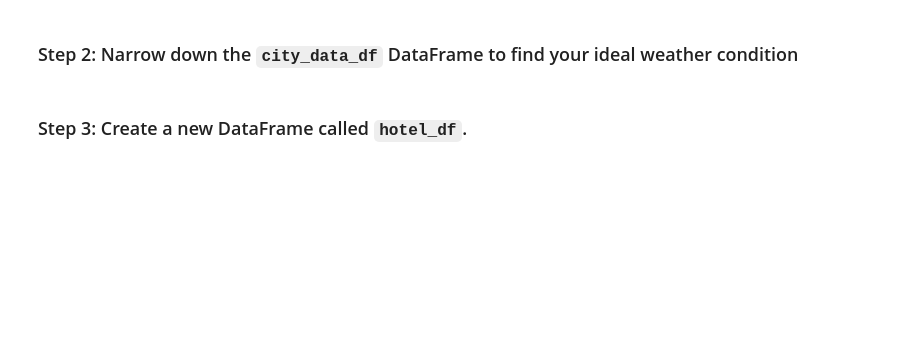
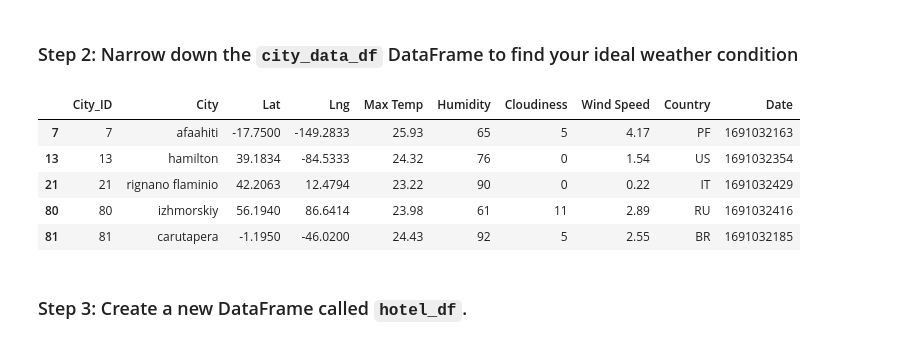
Before and after one commit to wemlaztdj/python-api-challenge, a Jupyter notebook: WeatherPy/VacationPy.ipynb, the cells around one changed output. Cells and saved outputs as stored; diff of their text form; code cells hidden in the pictures; blank space fills up the shorter version.

```diff
--- a/WeatherPy/VacationPy.ipynb
+++ b/WeatherPy/VacationPy.ipynb
@@ -57,15 +77,28 @@ map_plot
 # %%
 # Narrow down cities that fit criteria and drop any results with null values
 # A max temperature lower than 27 degrees but higher than 21
 # Wind speed less than 4.5 m/s
 # Zero cloudiness
-city_df=city_data_df.dropna()
 
+city_df=city_data_df[
+    (city_data_df['Max Temp']>21) &
+    (city_data_df['Max Temp']<27) &
+    (city_data_df['Wind Speed']<4.5) &
+    (city_data_df['Cloudiness']<20)
+                ]
 
 # Drop any rows with null values
-
+city_df=city_df.dropna()
 
 # Display sample data
+city_df.head()
+# %% [output]
+|  | City_ID | City | Lat | Lng | Max Temp | Humidity | Cloudiness | Wind Speed | Country | Date |
+| 7 | 7 | afaahiti | -17.7500 | -149.2833 | 25.93 | 65 | 5 | 4.17 | PF | 1691032163 |
+| 13 | 13 | hamilton | 39.1834 | -84.5333 | 24.32 | 76 | 0 | 1.54 | US | 1691032354 |
+| 21 | 21 | rignano flaminio | 42.2063 | 12.4794 | 23.22 | 90 | 0 | 0.22 | IT | 1691032429 |
+| 80 | 80 | izhmorskiy | 56.1940 | 86.6414 | 23.98 | 61 | 11 | 2.89 | RU | 1691032416 |
+| 81 | 81 | carutapera | -1.1950 | -46.0200 | 24.43 | 92 | 5 | 2.55 | BR | 1691032185 |
 # %% [markdown]
 ### Step 3: Create a new DataFrame called `hotel_df`.
 # %%
```
Also changed, not shown: parts of 4 cells of this notebook.
